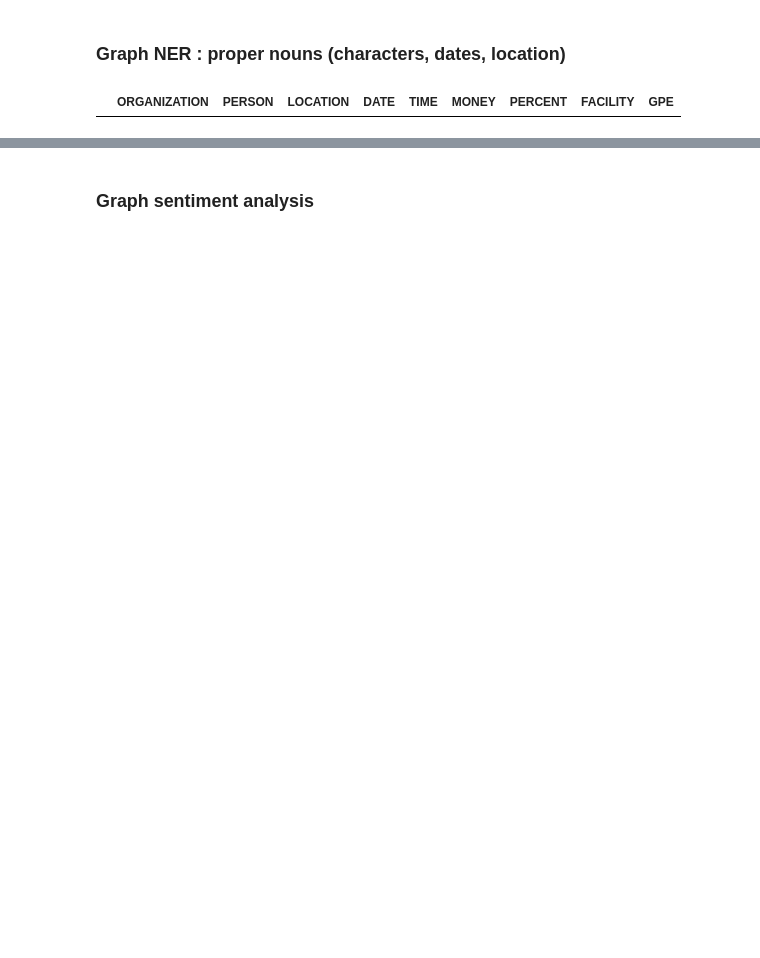
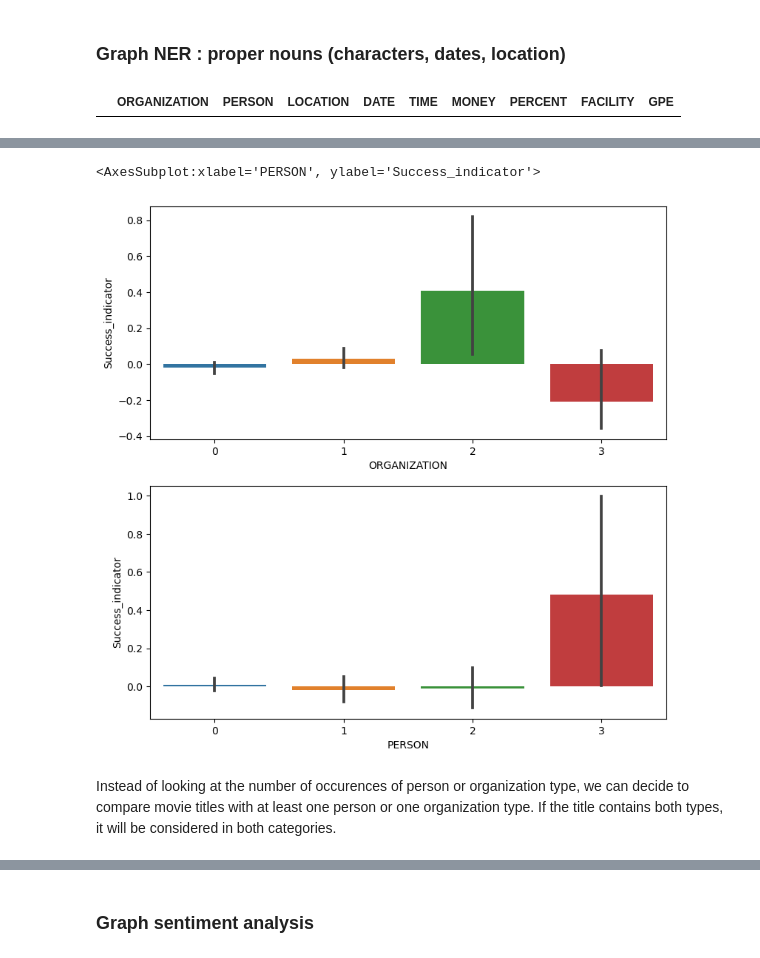
Before and after one commit to epfl-ada/ada-2023-project-randada, a Jupyter notebook: Key_Features.ipynb, the cells around one changed output, grey strips where cells are left out. Drawn from its saved outputs; the diff is of its cells as text; code cells hidden in the pictures; blank space fills up the shorter version.

```diff
--- a/Key_Features.ipynb
+++ b/Key_Features.ipynb
@@ -289,0 +321,10 @@ movies.head()
+# %%
+fig,(ax1,ax2)=plt.subplots(2,figsize=(9,9))
+
+sns.barplot(data=movies,x='ORGANIZATION',y='Success_indicator',ax=ax1)
+sns.barplot(data=movies,x='PERSON',y='Success_indicator',ax=ax2)
+# %% [output]
+<AxesSubplot:xlabel='PERSON', ylabel='Success_indicator'>
+[figure, added]
+# %% [markdown]
+Instead of looking at the number of occurences of person or organization type, we can decide to compare movie titles with at least one person or one organization type. If the title contains both types, it will be considered in both categories.
```
Also changed, not shown: parts of 19 cells of this notebook.
